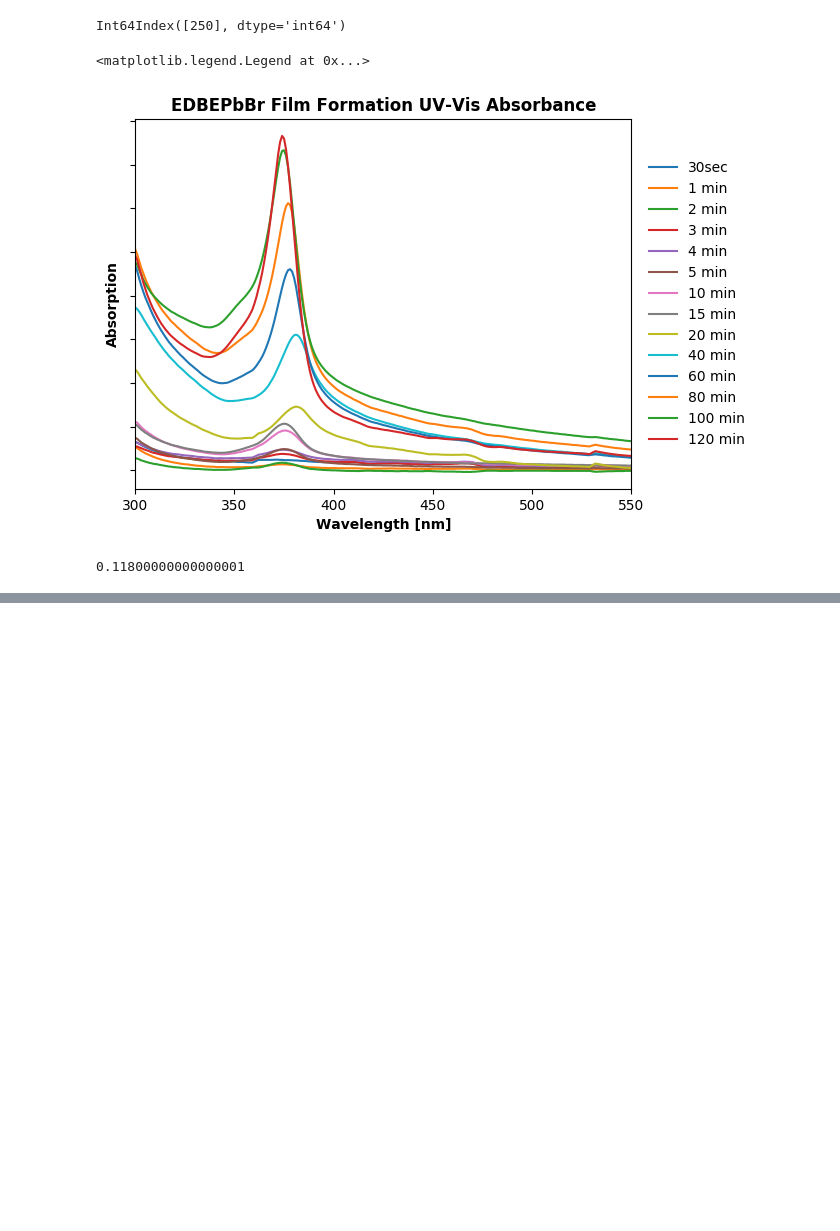
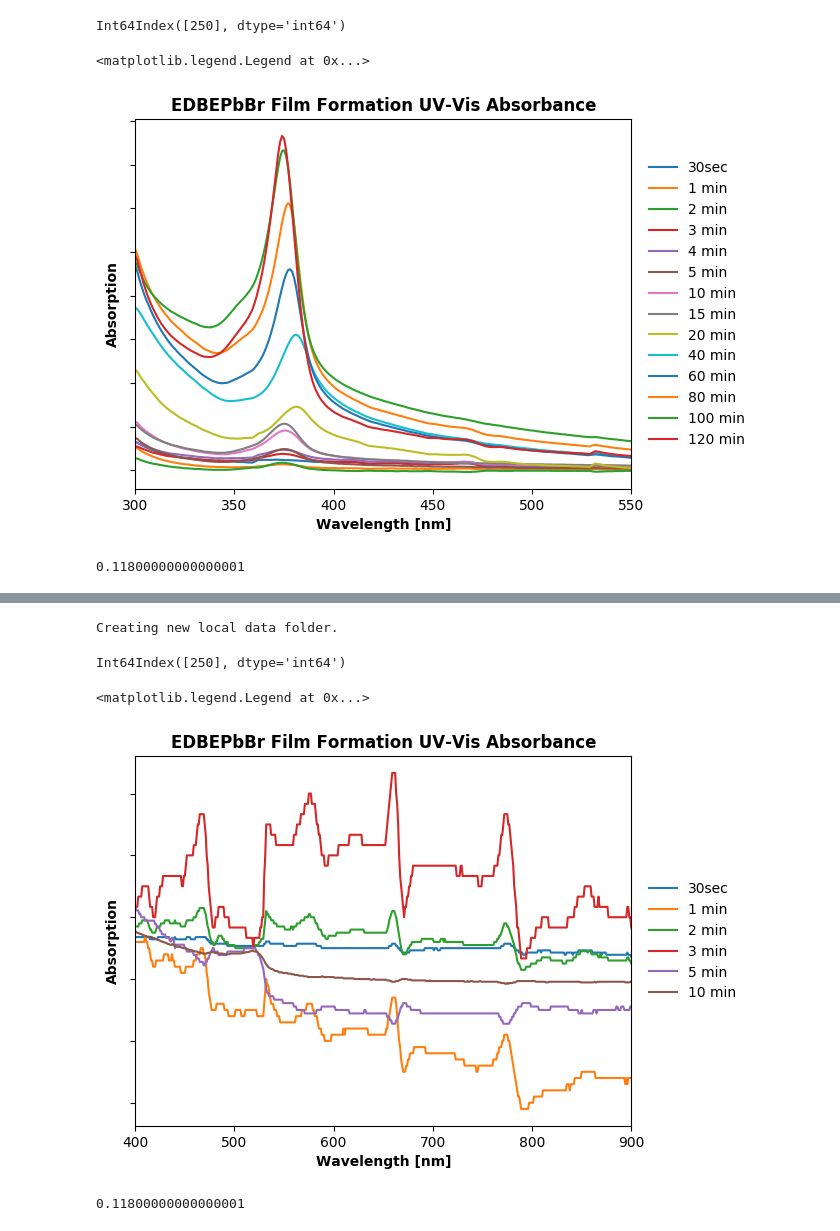
Before and after one commit to tomasbar/sciencetools_py, a Jupyter notebook: plotUVVIS.ipynb, the cells around one changed output, grey strips where cells are left out. Cells and saved outputs as stored; diff of their text form; code cells hidden in the pictures; blank space fills up the shorter version.

```diff
--- a/plotUVVIS.ipynb
+++ b/plotUVVIS.ipynb
@@ -172,0 +197,79 @@ fig.savefig("plots/190915/edbe_abs_all.png", dpi=200, format='png', bbox_inches=
+# %%
+# Identify the folder(s) where the raw, original data is
+# Use a dict to store multiple directories that you want ready to plot
+uv_data = {}
+samples_dir = {
+    "etb049": "190911 ETB-049 MAPbBr on glass FF/",
+}
+
+for run_ID in samples_dir.keys():
+    uv_data[run_ID] = import_data.init(flag, samples_dir[run_ID])
+# %% [output]
+Creating new local data folder.
+# %%
+# Expression to find where index = X nm for normalizing later
+uv_data["etb044"]['1min'].index[uv_data["etb044"]['1min']['wavelength'] == 550]
+# %% [output]
+Int64Index([250], dtype='int64')
+# %%
+fig = plt.figure(1)
+fig_ax = plt.gca()
+
+plotted = None
+localmax = 0
+# Comment out any undersired samples
+master_cypher = (
+    "30sec",
+    "1min",
+    "2min",
+    "3min",
+#     "4min",
+    "5min",
+    "10min",
+#     "15min",
+#     "20min",
+#     "40min",
+#     "60min",
+#     "80min",
+#     "100min",
+#     "120min",
+)
+
+# PUT THIS IN MAIN.PY LATER
+# def sortsamples
+
+for sample_ID in master_cypher:
+
+    for run_ID in samples_dir.keys():
+        if sample_ID in uv_data[run_ID].keys() and plotted != True:
+
+            localmax = uv_data[run_ID][sample_ID]["abs"].loc[50:120].max()
+
+            plt.figure(1)
+            plt.plot(uv_data[run_ID][sample_ID]["wavelength"], uv_data[run_ID][sample_ID]["abs"]/
+                     localmax,
+                     label=sample_ID.replace("min", " min"))
+
+            plotted = True
+            localmax = 0
+        else:
+            pass
+
+    plotted = False
+
+plt.style.use('default')
+
+plt.xlabel("Wavelength [nm]", weight="semibold")
+plt.ylabel("Absorption", weight="semibold")
+fig_ax.set_yticklabels([])
+plt.xlim(min(uv_data["etb049"]["1min"]["wavelength"]), max(uv_data["etb049"]["1min"]["wavelength"]))
+
+plt.title("EDBEPbBr Film Formation UV-Vis Absorbance",weight="semibold")
+plt.legend(loc='center left', bbox_to_anchor=(1.01, 0,.22,1), mode='expand', frameon=False)
+# %% [output]
+<matplotlib.legend.Legend at 0x...>
+[figure, added]
+# %%
+uv_data["etb045"]["4min"]["abs"].loc[50:120].max()
+# %% [output]
+0.11800000000000001
```
Also changed, not shown: parts of 2 cells of this notebook, 9 other files.
